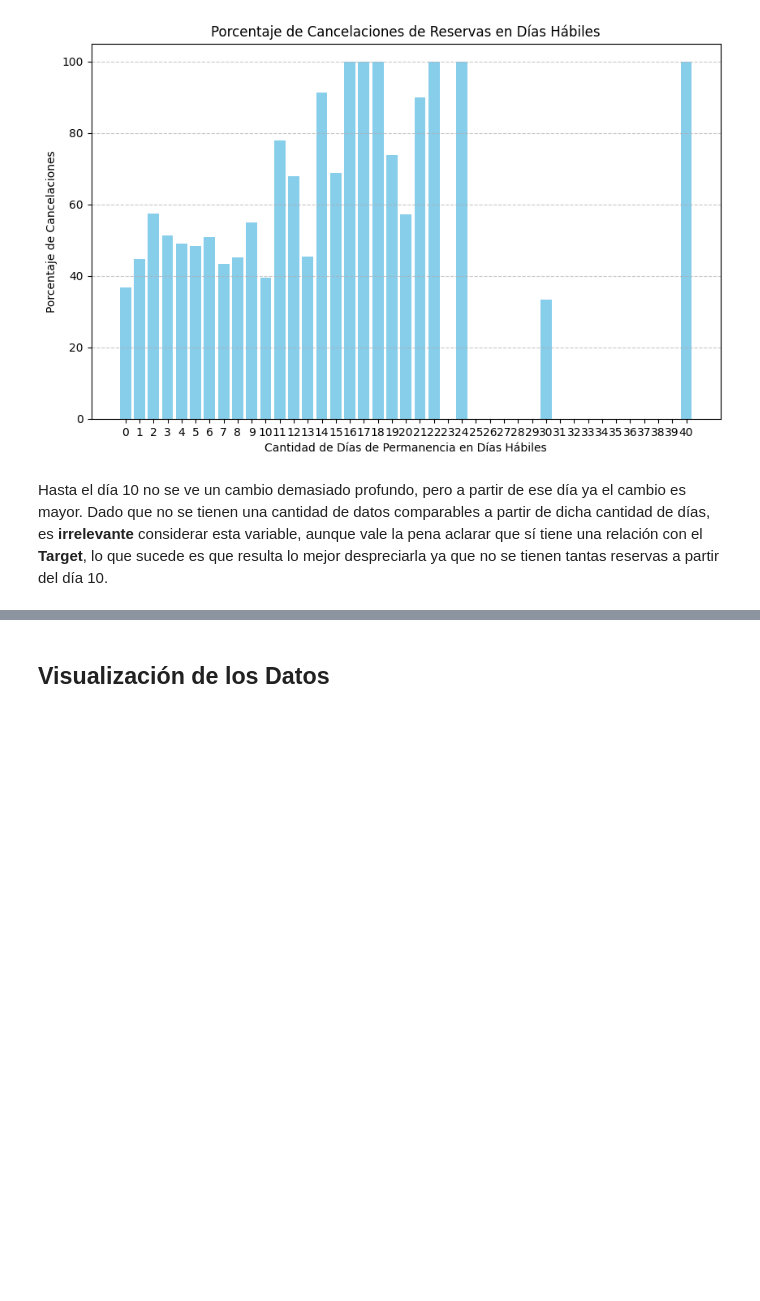
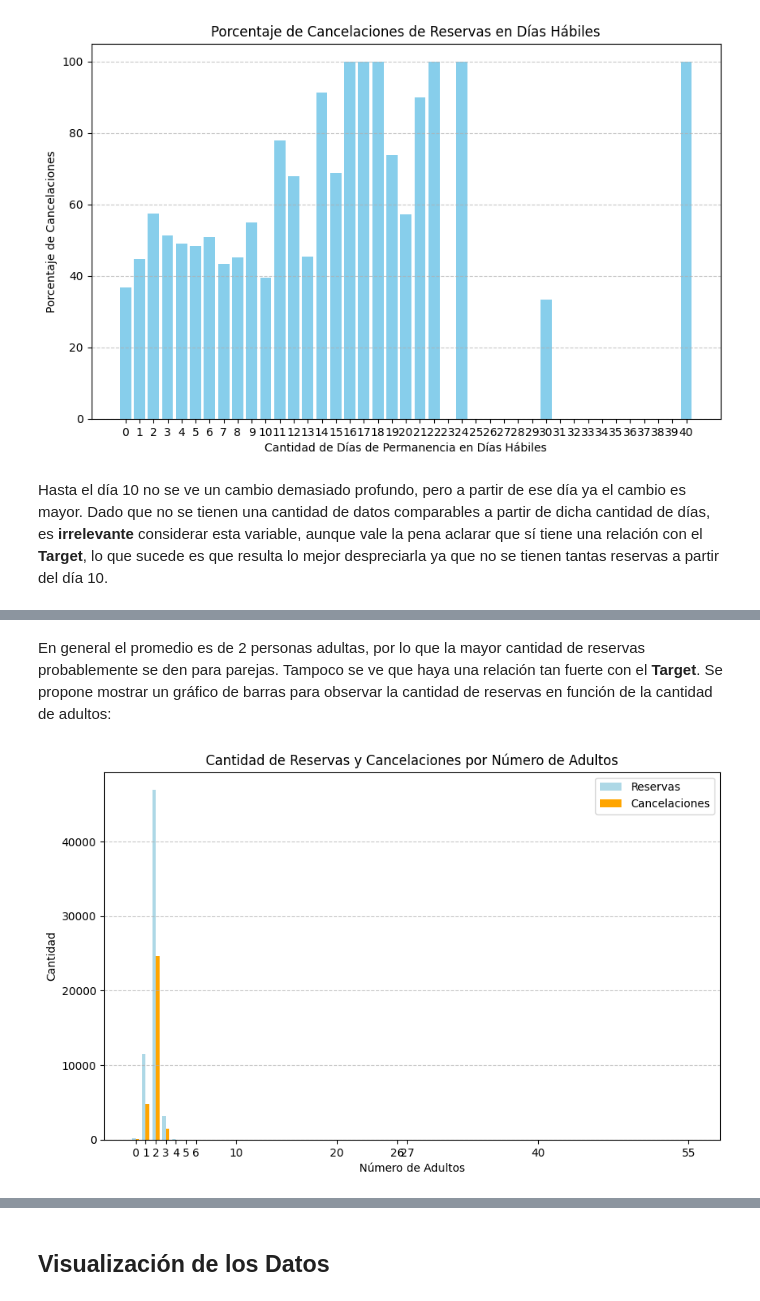
Before and after one commit to InspectorDave/OrgaDeDatos-TPs, a Jupyter notebook: 7506R_TP1_GRUPO11_CHP1_ENTREGA.ipynb, the cells around one changed output, grey strips where cells are left out. Drawn from its saved outputs; the diff is of its cells as text; code cells hidden in the pictures; blank space fills up the shorter version.

Commit message:
adults

```diff
--- a/7506R_TP1_GRUPO11_CHP1_ENTREGA.ipynb
+++ b/7506R_TP1_GRUPO11_CHP1_ENTREGA.ipynb
@@ -675,0 +709,22 @@ Hasta el día 10 no se ve un cambio demasiado profundo, pero a partir de ese dí
+# %% [markdown]
+En general el promedio es de 2 personas adultas, por lo que la mayor cantidad de reservas probablemente se den para parejas. Tampoco se ve que haya una relación tan fuerte con el **Target**. Se propone mostrar un gráfico de barras para observar la cantidad de reservas en función de la cantidad de adultos:
+# %%
+reservations_by_adults = hotels_df['adults'].value_counts().sort_index()
+cancelled_reservations = hotels_df[hotels_df['is_canceled'] == 1]
+cancelations_by_adults = cancelled_reservations['adults'].value_counts().sort_index()
+
+plt.figure(figsize=(10, 6))
+bar_width = 0.35
+index = reservations_by_adults.index
+
+plt.bar(index, reservations_by_adults, bar_width, label='Reservas', color='lightblue')
+plt.bar(index + bar_width, cancelations_by_adults, bar_width, label='Cancelaciones', color='orange')
+plt.xlabel('Número de Adultos')
+plt.ylabel('Cantidad')
+plt.title('Cantidad de Reservas y Cancelaciones por Número de Adultos')
+plt.xticks(index + bar_width / 2, index)
+plt.legend()
+plt.grid(axis='y', linestyle='--', alpha=0.7)
+plt.show()
+# %% [output]
+[figure, added]
```
Also changed, not shown: parts of 10 cells of this notebook.
